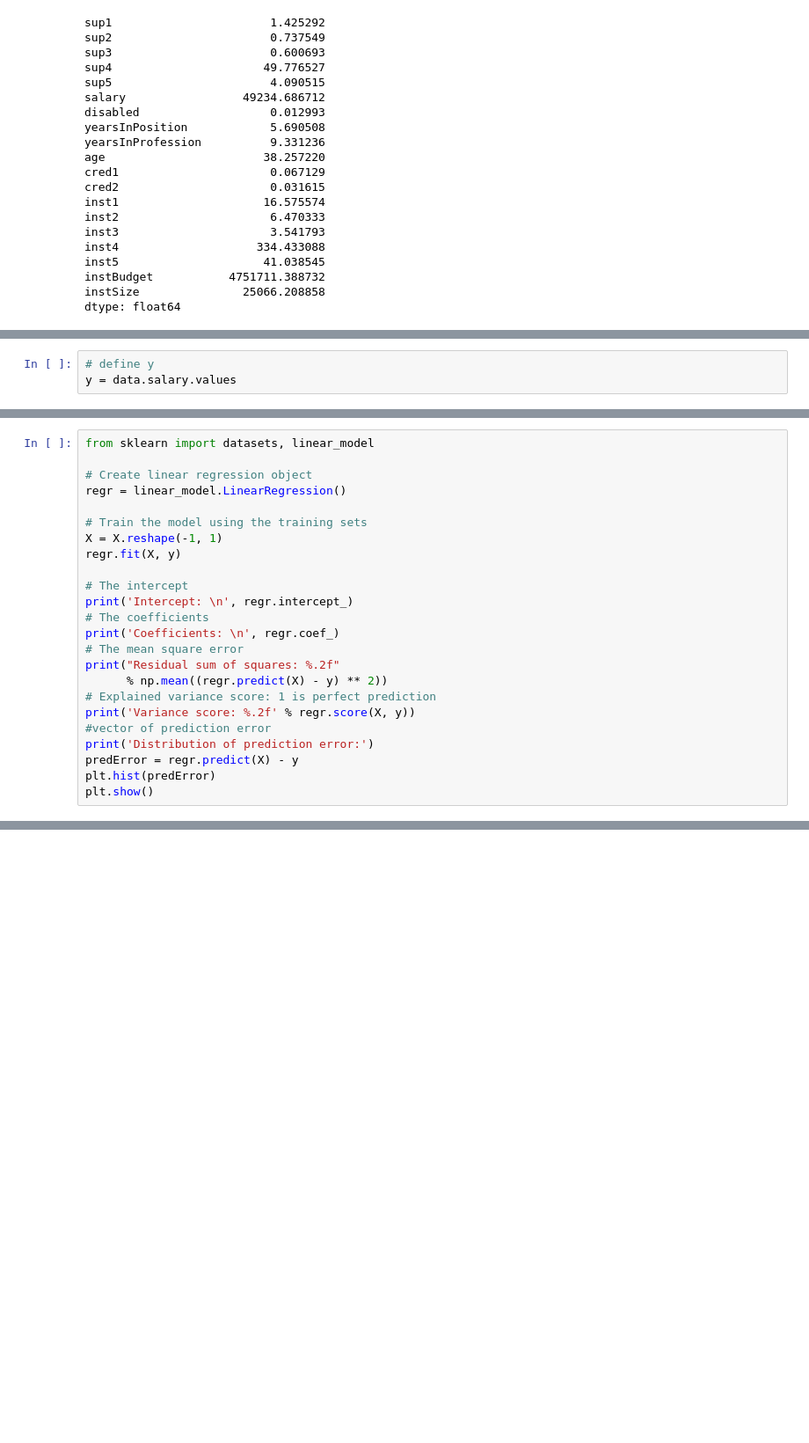
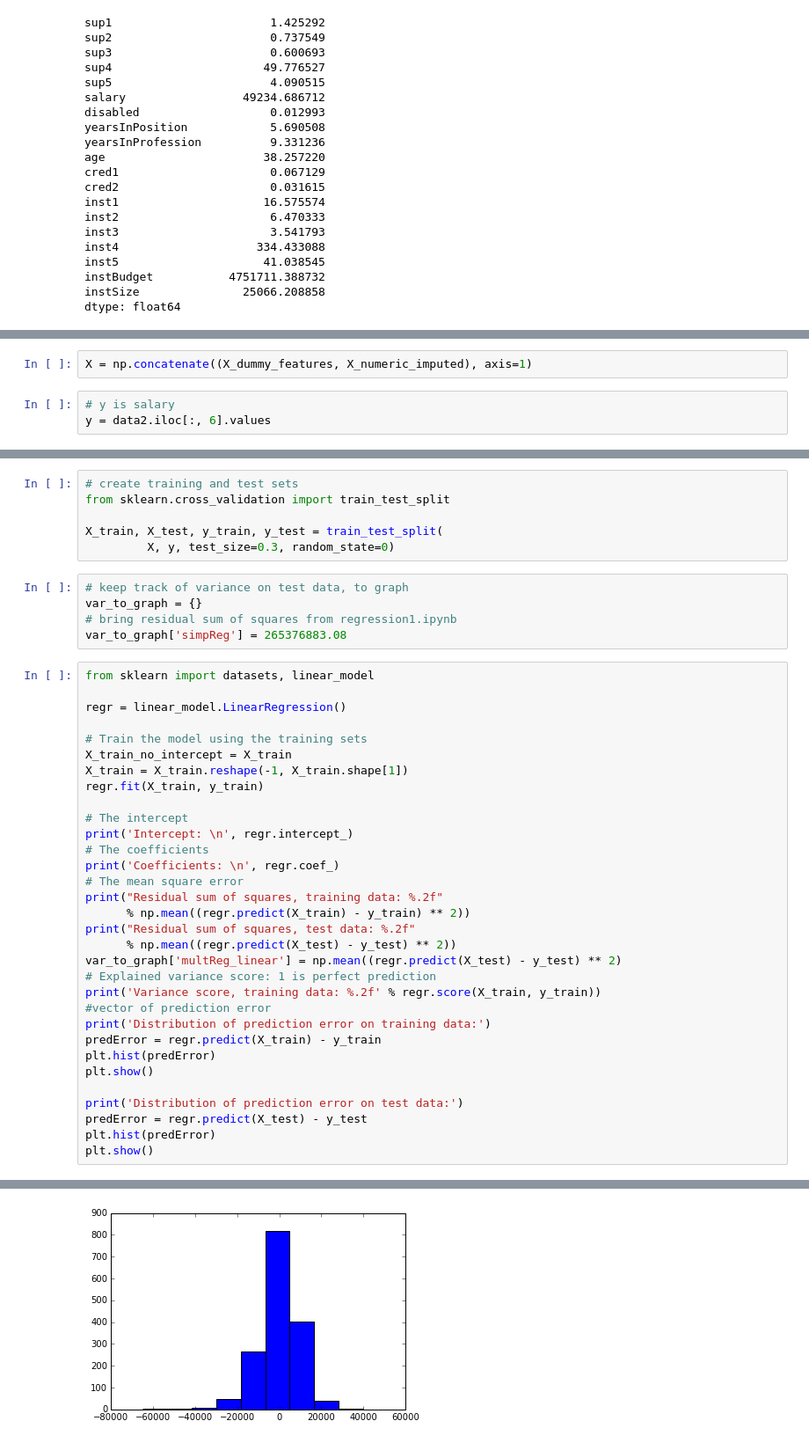
Before and after one commit to jcontour/machineLearning, a Jupyter notebook: proj2.ipynb, the cells around one changed output, grey strips where cells are left out. Shown at 88% size. Saved outputs shown, nothing was run; the diff lists cells and outputs as text; blank space fills up the shorter version.

Commit message:
proj2
Residual sum of squares, training data: 24758524.03
Residual sum of squares, test data:
10013727139592637546189131968675840.00

```diff
--- a/proj2.ipynb
+++ b/proj2.ipynb
@@ -144,3 +76,5 @@ X = np.concatenate((x_gender,
+# %%
+X = np.concatenate((X_dummy_features, X_numeric_imputed), axis=1)
 # %%
-# define y
-y = data.salary.values
+# y is salary
+y = data2.iloc[:, 6].values
@@ -156,25 +81,44 @@ plt.show()
+# %%
+# create training and test sets
+from sklearn.cross_validation import train_test_split
+
+X_train, X_test, y_train, y_test = train_test_split(
+         X, y, test_size=0.3, random_state=0)
+# %%
+# keep track of variance on test data, to graph
+var_to_graph = {}
+# bring residual sum of squares from regression1.ipynb
+var_to_graph['simpReg'] = 265376883.08
 # %%
 from sklearn import datasets, linear_model
 
-# Create linear regression object
 regr = linear_model.LinearRegression()
 
 # Train the model using the training sets
-X = X.reshape(-1, 1)
-regr.fit(X, y)
+X_train_no_intercept = X_train
+X_train = X_train.reshape(-1, X_train.shape[1])
+regr.fit(X_train, y_train)
 
 # The intercept
 print('Intercept: \n', regr.intercept_)
 # The coefficients
 print('Coefficients: \n', regr.coef_)
 # The mean square error
-print("Residual sum of squares: %.2f"
-      % np.mean((regr.predict(X) - y) ** 2))
+print("Residual sum of squares, training data: %.2f"
+      % np.mean((regr.predict(X_train) - y_train) ** 2))
+print("Residual sum of squares, test data: %.2f"
+      % np.mean((regr.predict(X_test) - y_test) ** 2))
+var_to_graph['multReg_linear'] = np.mean((regr.predict(X_test) - y_test) ** 2)
 # Explained variance score: 1 is perfect prediction
-print('Variance score: %.2f' % regr.score(X, y))
+print('Variance score, training data: %.2f' % regr.score(X_train, y_train))
 #vector of prediction error
-print('Distribution of prediction error:')
-predError = regr.predict(X) - y
+print('Distribution of prediction error on training data:')
+predError = regr.predict(X_train) - y_train
 plt.hist(predError)
 plt.show()
+
+print('Distribution of prediction error on test data:')
+predError = regr.predict(X_test) - y_test
+plt.hist(predError)
+plt.show()
 # %% [output]
@@ -181,0 +142 @@ ValueError: could not convert string to float: 'no instType given'
+[figure, added]
```
Also changed, not shown: parts of 19 cells of this notebook.
